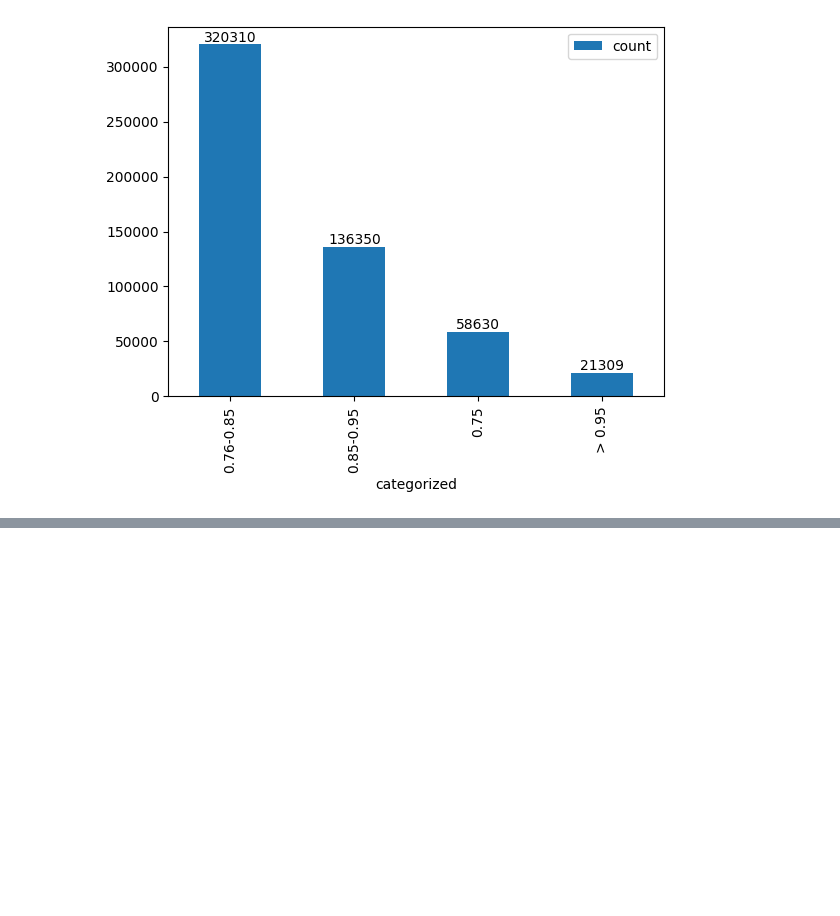
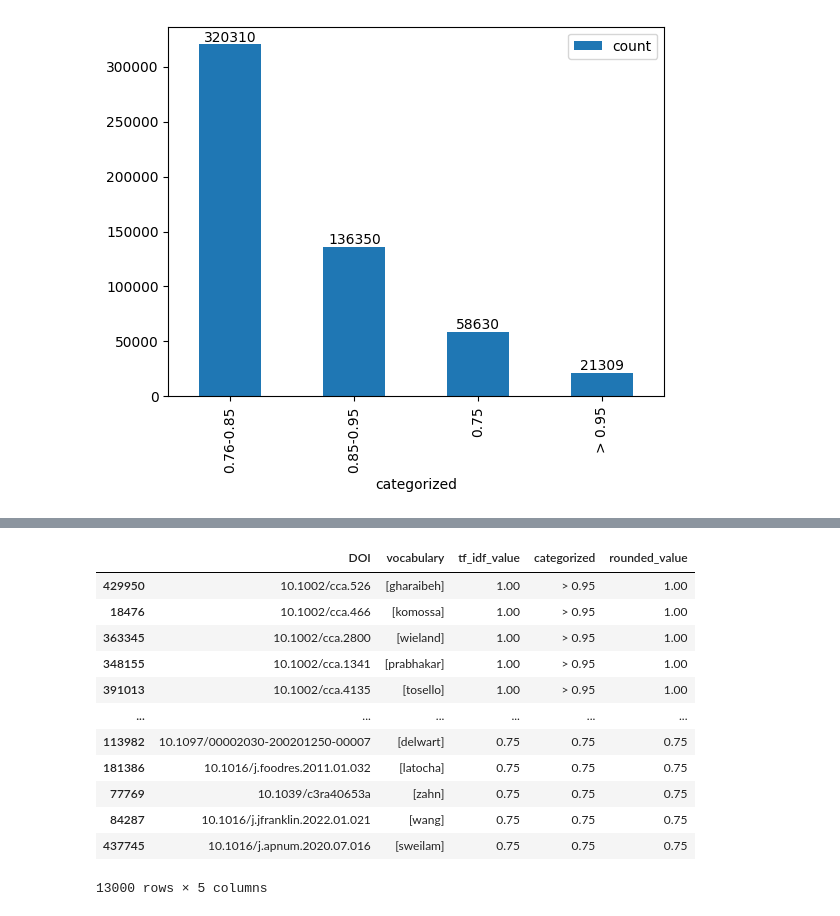
Before and after one commit to eshadatta/sneaked_refs_explorations, a Jupyter notebook: process_tfidf_output.ipynb, the cells around one changed output, grey strips where cells are left out. Saved outputs shown, nothing was run; the diff lists cells and outputs as text; code cells hidden in the pictures; blank space fills up the shorter version.

Commit message:
getting more sample data

```diff
--- a/process_tfidf_output.ipynb
+++ b/process_tfidf_output.ipynb
@@ -126,0 +178,18 @@ for container in ax.containers:
+# %%
+s = processed_df.groupby("rounded_value").sample(n=500, random_state=1)
+# %%
+s.sort_values('tf_idf_value', ascending=False)
+# %% [output]
+|  | DOI | vocabulary | tf_idf_value | categorized | rounded_value |
+| 429950 | 10.1002/cca.526 | [gharaibeh] | 1.00 | > 0.95 | 1.00 |
+| 18476 | 10.1002/cca.466 | [komossa] | 1.00 | > 0.95 | 1.00 |
+| 363345 | 10.1002/cca.2800 | [wieland] | 1.00 | > 0.95 | 1.00 |
+| 348155 | 10.1002/cca.1341 | [prabhakar] | 1.00 | > 0.95 | 1.00 |
+| 391013 | 10.1002/cca.4135 | [tosello] | 1.00 | > 0.95 | 1.00 |
+| ... | ... | ... | ... | ... | ... |
+| 113982 | 10.1097/00002030-200201250-00007 | [delwart] | 0.75 | 0.75 | 0.75 |
+| 181386 | 10.1016/j.foodres.2011.01.032 | [latocha] | 0.75 | 0.75 | 0.75 |
+| 77769 | 10.1039/c3ra40653a | [zahn] | 0.75 | 0.75 | 0.75 |
+| 84287 | 10.1016/j.jfranklin.2022.01.021 | [wang] | 0.75 | 0.75 | 0.75 |
+| 437745 | 10.1016/j.apnum.2020.07.016 | [sweilam] | 0.75 | 0.75 | 0.75 |
+13000 rows × 5 columns
```
Also changed, not shown: parts of 6 cells of this notebook.
